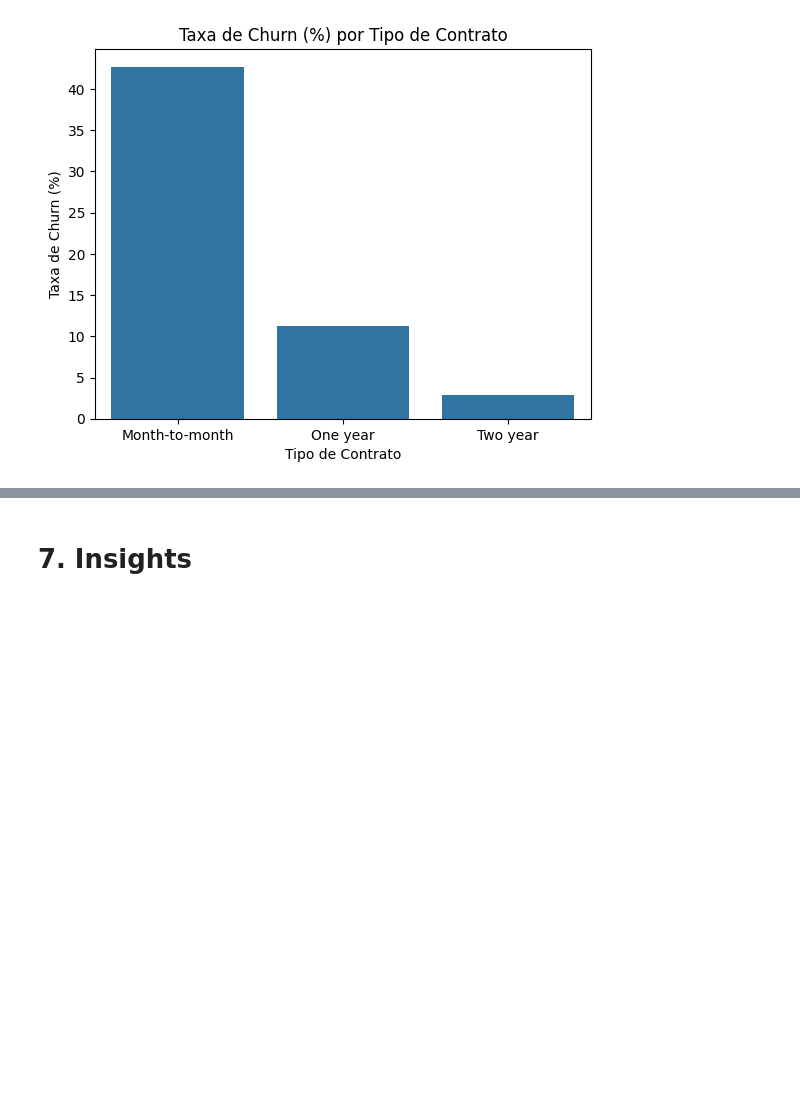
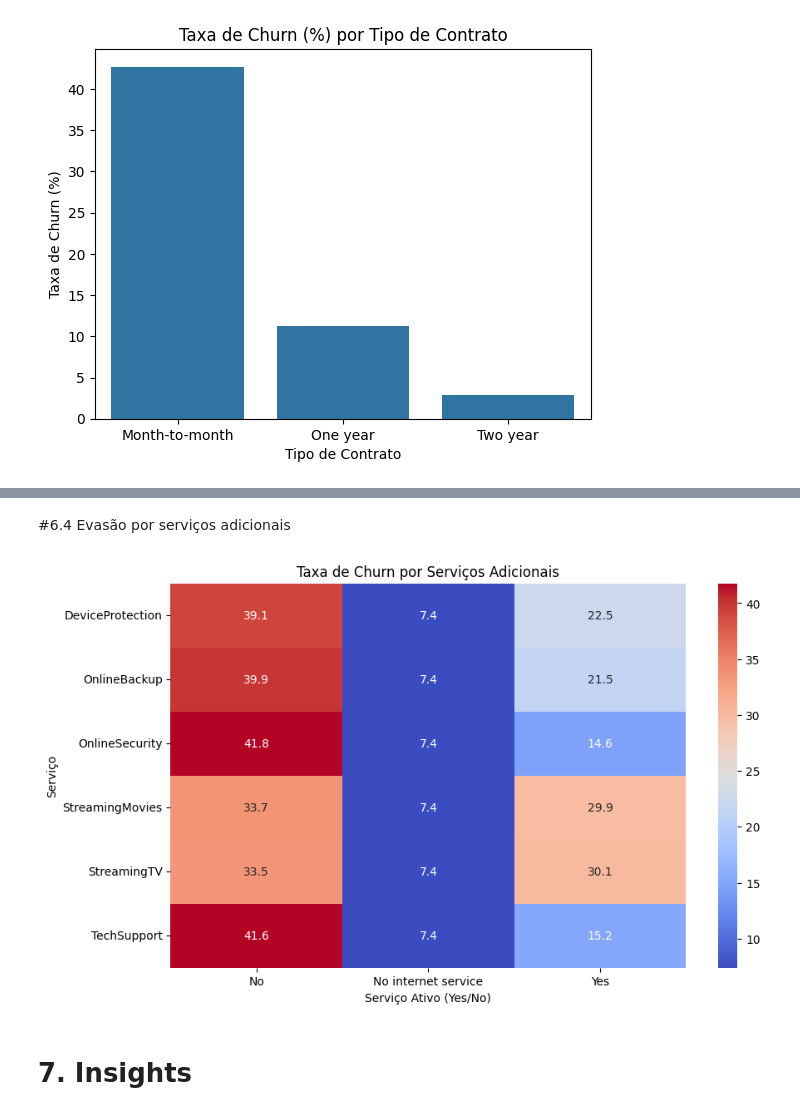
Before and after one commit to ksantos-helo/Challenge---TelecomX_BR, a Jupyter notebook: Telecom_X.ipynb, the cells around one changed output, grey strips where cells are left out. Saved outputs shown, nothing was run; the diff lists cells and outputs as text; code cells hidden in the pictures; blank space fills up the shorter version.

```diff
--- a/Telecom_X.ipynb
+++ b/Telecom_X.ipynb
@@ -730,40 +633,48 @@ plt.show()
+# %% [markdown]
+#6.4 Evasão por serviços adicionais
 # %%
+import pandas as pd
+import matplotlib.pyplot as plt
+import seaborn as sns
+
+# lista de serviços com prefixo correto
 servicos = [
-    'OnlineSecurity',
-    'OnlineBackup',
-    'DeviceProtection',
-    'TechSupport',
-    'StreamingTV',
-    'StreamingMovies'
+    'internet.OnlineSecurity',
+    'internet.OnlineBackup',
+    'internet.DeviceProtection',
+    'internet.TechSupport',
+    'internet.StreamingTV',
+    'internet.StreamingMovies'
 ]
 
 dados_heatmap = []
 
 for servico in servicos:
-
+    # calcular taxa de churn (1 = cancelou)
     taxa = (
         df.groupby(servico)['Churn']
-        .value_counts(normalize=True)
-        .rename('percent')
-        .mul(100)
-        .reset_index()
+        .mean()           # média = proporção de churn
+        .mul(100)         # transforma em %
+        .reset_index(name='percent')
     )
 
-    taxa = taxa[ taxa['Churn'] == 'Yes' ]
-
-    taxa['Service'] = servico
+    taxa['Service'] = servico.replace('internet.', '')  # só o nome do serviço
     taxa['Status'] = taxa[servico]
 
     dados_heatmap.append(taxa)
 
+# juntar todos os serviços
 heatmap_df = pd.concat(dados_heatmap)
 
+# pivotar para heatmap
 pivot = heatmap_df.pivot(index='Service', columns='Status', values='percent')
 
-plt.figure()
-
-sns.heatmap(pivot, annot=True)
+plt.figure(figsize=(10,6))
+sns.heatmap(pivot, annot=True, fmt=".1f", cmap='coolwarm')
 
 plt.title('Taxa de Churn por Serviços Adicionais')
-
+plt.xlabel('Serviço Ativo (Yes/No)')
+plt.ylabel('Serviço')
 plt.show()
+# %% [output]
+[figure, added]
```
Also changed, not shown: parts of 37 cells of this notebook.
